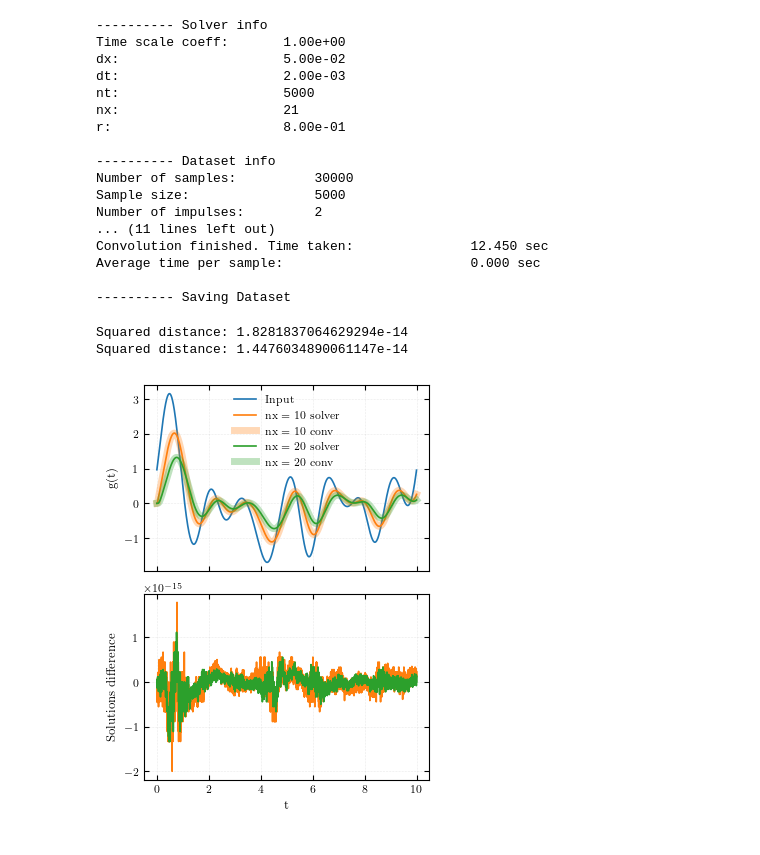
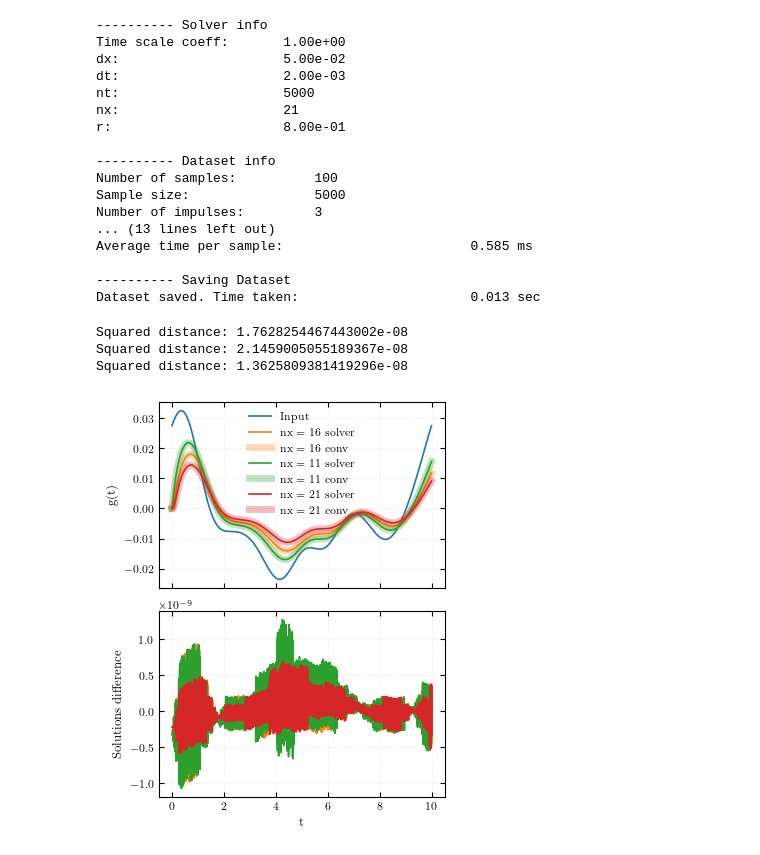
Before and after one commit to Sparisi01/RPM_implementation, a Jupyter notebook: dataset_generator.ipynb, the cells around one changed output. Saved outputs shown, nothing was run; the diff lists cells and outputs as text; code cells hidden in the pictures.

Commit message:
collegamento filtro white noise con gaus

```diff
--- a/dataset_generator.ipynb
+++ b/dataset_generator.ipynb
@@ -65,12 +65,12 @@ solver.info()
 #----------------------------------------------------------------------------
 
 # Di default viene salvata f che corrisponde a nx=0
-impulses_indexes = np.array([solver.nx // 2, solver.nx - 1], dtype=np.uint64)
+impulses_indexes = np.array([15, solver.nx // 2, solver.nx - 1], dtype=np.uint64)
 
 N_impulses = np.size(impulses_indexes)
 
 # Numero di samples
-N_f = 30000
+N_f = 100
 
 lista_f = np.empty((N_f, nt), dtype=type_used)
 
@@ -119,14 +119,14 @@ print(f"Impulse responses computed. Time taken:         {(end - start):.3f} sec"
 print(f"\n---------- Generating left boundary conditions f")
 start = time.time()
 
-min_freq = 1/(solver.t_array[-1]-solver.t_array[1])
-
 for i in range(N_f):
-    sigma_filter = np.random.uniform(3,7)*min_freq
-    gaussian_filter = lambda k : np.exp(-(k**2)/(2*sigma_filter**2))
-    lista_f[i] = generate_random_f_from_white_noise(solver.t_array, gaussian_filter)
+    lista_f[i] = generate_random_f_from_white_noise(solver.t_array, l=1)
 
 end = time.time()
+
+
+# lista_f = generate_f_as_Gaussian_Process(solver.nt,N_f, l=0.05)
+
 print(f"Boundary conditions generated. Time taken:      {(end - start):.3f} sec")
 
 #----------------------------------------------------------------------------
@@ -163,7 +163,7 @@ for i in range(N_f):
 
 end = time.time()
 print(f"Convolution finished. Time taken:               {(end - start):.3f} sec")
-print(f"Average time per sample:                        {(end - start)/N_f:.3f} sec")
+print(f"Average time per sample:                        {(end - start)/N_f*1000:.3f} ms")
 
 print(f"\n---------- Saving Dataset")
 #print(f"Dataset size: {dataset.nbytes / (1024**2):.2f} MB")
@@ -184,39 +184,40 @@ nx:                     21
 r:                      8.00e-01
 
 ---------- Dataset info
-Number of samples:          30000
+Number of samples:          100
 Sample size:                5000
-Number of impulses:         2
-... (11 lines left out)
-Convolution finished. Time taken:               12.450 sec
-Average time per sample:                        0.000 sec
+Number of impulses:         3
+... (13 lines left out)
+Average time per sample:                        0.585 ms
 
 ---------- Saving Dataset
+Dataset saved. Time taken:                      0.013 sec
 # %%
 # Verifica funzionamento
 fig, axes = plt.subplots(2,1,figsize=(3.4, 4.4), sharex=True)
 fig.tight_layout()
 
 f_test = dataset[0,0]
 T = solver.solve(f_test)
 axes[0].plot(solver.t_array,f_test,label="Input", color="C0")
 for i in range(N_impulses):
     g_solver_tmp = T[impulses_indexes[i], :]
-    axes[0].plot(solver.t_array, g_solver_tmp, color=f"C{i+1}", label=f"nx = {impulses_indexes[i]} solver")
-    axes[0].plot(solver.t_array, dataset[0,i+1], lw=5,alpha=0.3, color=f"C{i+1}", label=f"nx = {impulses_indexes[i]} conv")
+    axes[0].plot(solver.t_array, g_solver_tmp, color=f"C{i+1}", label=f"nx = {impulses_indexes[i] + 1} solver")
+    axes[0].plot(solver.t_array, dataset[0,i+1], lw=5,alpha=0.3, color=f"C{i+1}", label=f"nx = {impulses_indexes[i] + 1} conv")
     axes[0].legend()
 
     print(f"Squared distance: {np.linalg.norm(dataset[0,i+1,:]-g_solver_tmp[:])}")
     axes[1].plot(solver.t_array,(dataset[0,i+1,:]-g_solver_tmp[:]), color=f"C{i+1}")
     axes[1].set_ylabel("Solutions difference")
 
 axes[0].grid()
 axes[1].grid()
 axes[1].set_xlabel("t")
 axes[0].set_ylabel("g(t)")
 
 plt.show()
 # %% [output]
-Squared distance: 1.8281837064629294e-14
-Squared distance: 1.4476034890061147e-14
+Squared distance: 1.7628254467443002e-08
+Squared distance: 2.1459005055189367e-08
+Squared distance: 1.3625809381419296e-08
-[figure, old version]
+[figure, new version]
```
Also changed, not shown: 7 other files.
